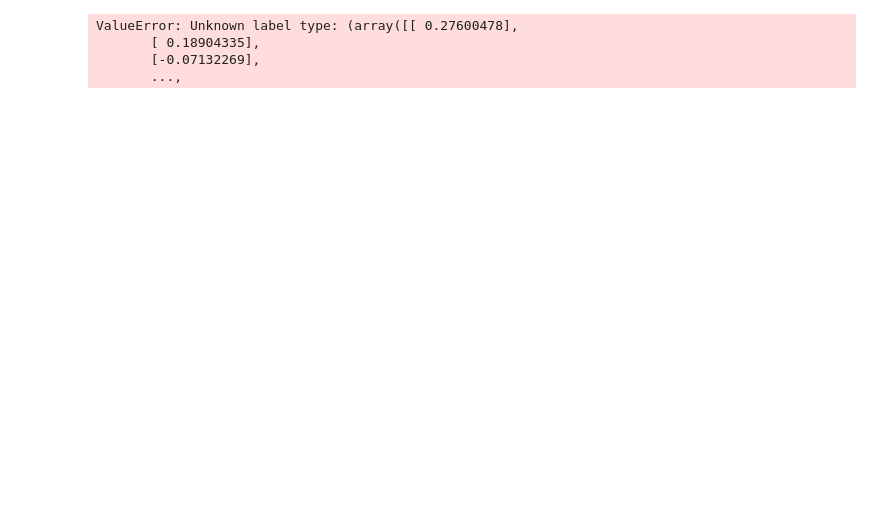
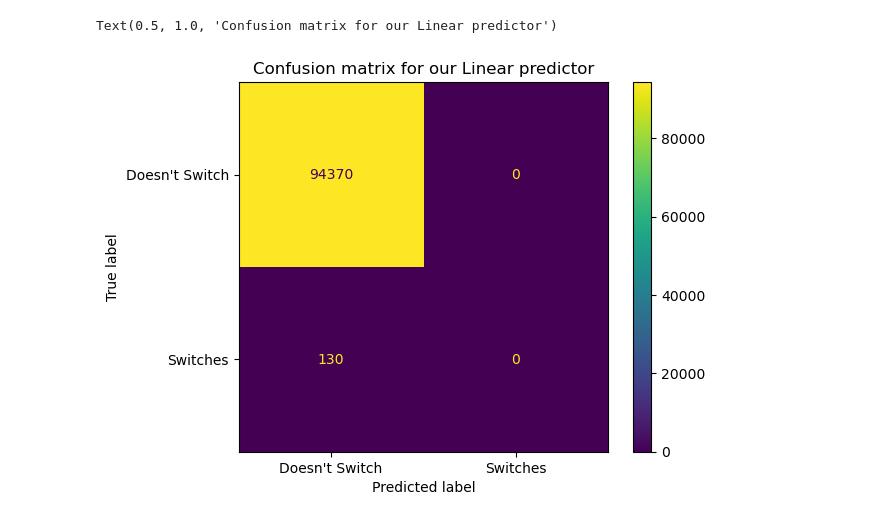
Before and after one commit to westb2/surface-slow-predictor, a Jupyter notebook: train_model.ipynb, the cells around one changed output. Cells and saved outputs as stored; diff of their text form; code cells hidden in the pictures; blank space fills up the shorter version.

```diff
--- a/train_model.ipynb
+++ b/train_model.ipynb
@@ -43,21 +38,19 @@ x_train, x_test, y_train, y_test = sklearn.model_selection.train_test_split(data
 # %%
 from sklearn.linear_model import RidgeClassifier
 
 linear_model = RidgeClassifier().fit(x_train, y_train)
 
-preds = linear_model.predict(x_test)
+preds = linear_model.predict(x_validate)
 
 disp = sklearn.metrics.ConfusionMatrixDisplay.from_predictions(
-    y_test[target],
+    y_validate[target],
     preds,
     display_labels=["Doesn't Switch", "Switches"]
     )
 disp.ax_.set_title("Confusion matrix for our Linear predictor")
 # %% [output]
-ValueError: Unknown label type: (array([[ 0.27600478],
-       [ 0.18904335],
-       [-0.07132269],
-       ...,
+Text(0.5, 1.0, 'Confusion matrix for our Linear predictor')
+[figure, added]
 # %%
 params = {
             'learning_rate': [0.01, 0.1, 0.2, 0.3, 0.4, 1.0],
```
Also changed, not shown: parts of 7 cells of this notebook, 4 other files.
